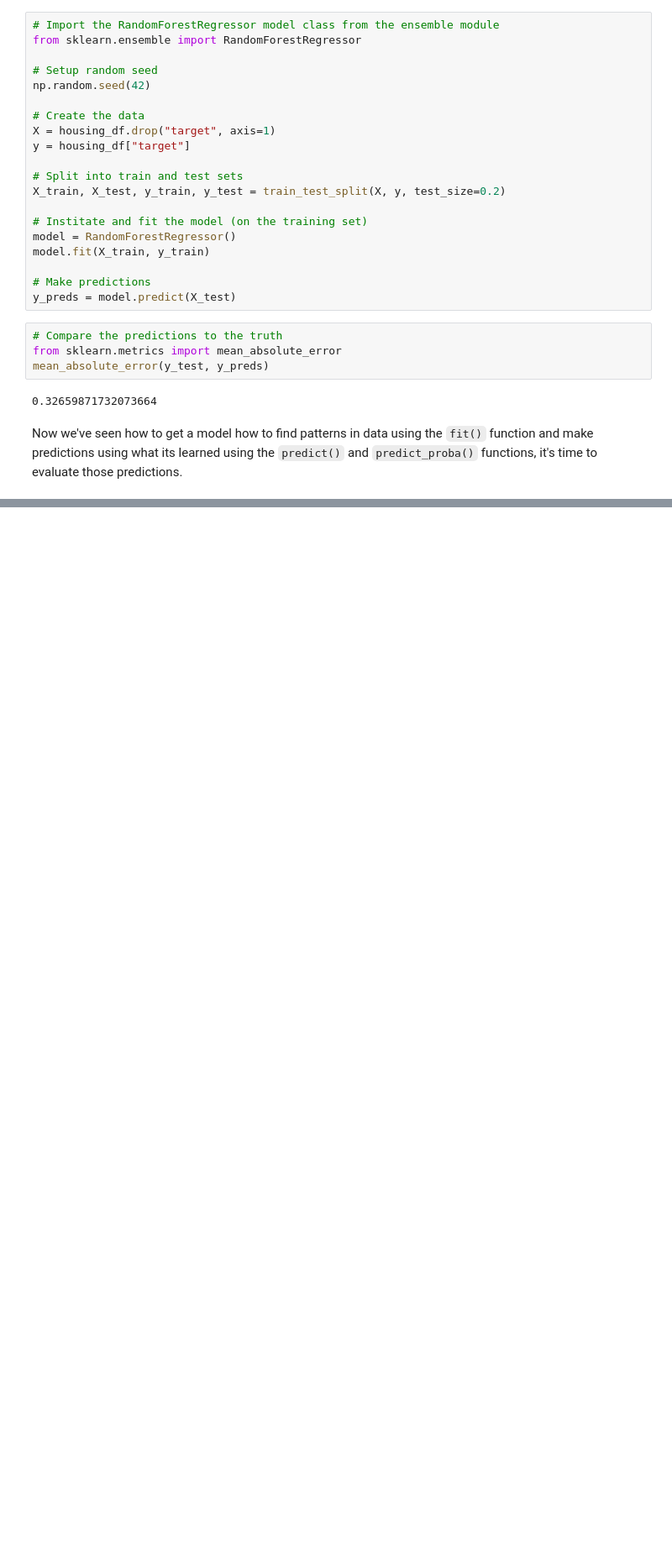
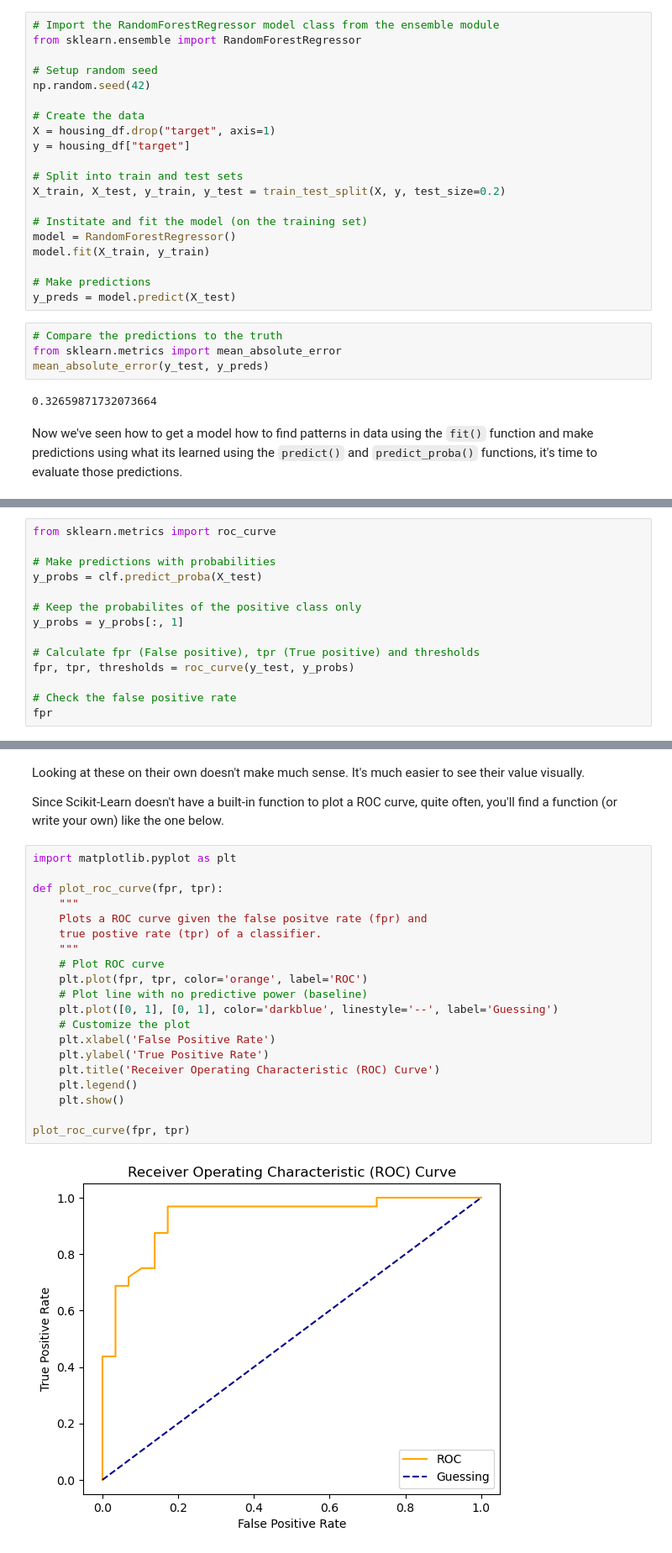
Before and after one commit to souravdev-eng/zero-to-mastery-ml-course, a Jupyter notebook: introduction-to-scikit-learn.ipynb, the cells around one changed output, grey strips where cells are left out. Shown at 84% size. Drawn from its saved outputs; the diff is of its cells as text; blank space fills up the shorter version.

Commit message:
complete Evaluating metrics section in sklearn

```diff
--- a/introduction-to-scikit-learn.ipynb
+++ b/introduction-to-scikit-learn.ipynb
@@ -1263,0 +1534,14 @@ Now we've seen how to get a model how to find patterns in data using the `fit()`
+# %%
+from sklearn.metrics import roc_curve
+
+# Make predictions with probabilities
+y_probs = clf.predict_proba(X_test)
+
+# Keep the probabilites of the positive class only
+y_probs = y_probs[:, 1]
+
+# Calculate fpr (False positive), tpr (True positive) and thresholds
+fpr, tpr, thresholds = roc_curve(y_test, y_probs)
+
+# Check the false positive rate
+fpr
@@ -1263,0 +1554,26 @@ Now we've seen how to get a model how to find patterns in data using the `fit()`
+# %% [markdown]
+Looking at these on their own doesn't make much sense. It's much easier to see their value visually.
+
+Since Scikit-Learn doesn't have a built-in function to plot a ROC curve, quite often, you'll find a function (or write your own) like the one below.
+# %%
+import matplotlib.pyplot as plt
+
+def plot_roc_curve(fpr, tpr):
+    """
+    Plots a ROC curve given the false positve rate (fpr) and
+    true postive rate (tpr) of a classifier.
+    """
+    # Plot ROC curve
+    plt.plot(fpr, tpr, color='orange', label='ROC')
+    # Plot line with no predictive power (baseline)
+    plt.plot([0, 1], [0, 1], color='darkblue', linestyle='--', label='Guessing')
+    # Customize the plot
+    plt.xlabel('False Positive Rate')
+    plt.ylabel('True Positive Rate')
+    plt.title('Receiver Operating Characteristic (ROC) Curve')
+    plt.legend()
+    plt.show()
+
+plot_roc_curve(fpr, tpr)
+# %% [output]
+[figure, added]
```
Also changed, not shown: parts of 37 cells of this notebook, 2 other files.
